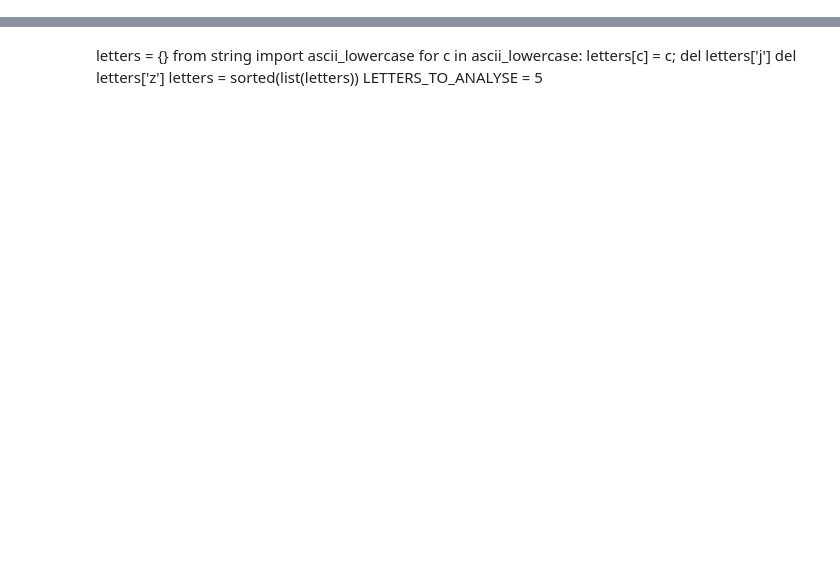
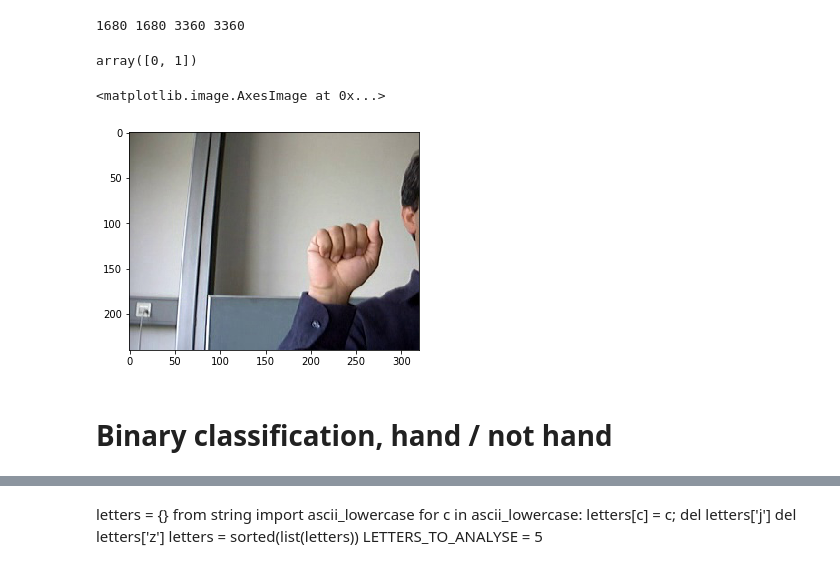
Before and after one commit to TalgatMIPT/sign_language_recognition, a Jupyter notebook: ML/SLR2.ipynb, the cells around one changed output, grey strips where cells are left out. Saved outputs shown, nothing was run; the diff lists cells and outputs as text; code cells hidden in the pictures; blank space fills up the shorter version.

```diff
--- a/ML/SLR2.ipynb
+++ b/ML/SLR2.ipynb
@@ -12,3 +28,7 @@ import matplotlib.image as mpi
 import glob
 import tqdm
 from copy import copy
+# %%
+speakers1 = ['A', 'B', 'C', 'D', 'E']
+speakers2 = ['user_3', 'user_4', 'user_5', 'user_6', 'user_7', 'user_9', 'user_10']
+letters = ['a', 'c', 'h', 'v', 'y']
@@ -14,0 +73,11 @@ from copy import copy
+# %%
+#return hog of a particular image vector
+def convertToGrayToHOG(imgVector):
+    rgbImage = rgb2gray(imgVector)
+    return hog(rgbImage, block_norm='L2-Hys')
+
+#takes returns cropped image
+def crop(img,x1,x2,y1,y2):
+    crp = img[y1 : y2, x1 : x2]
+    crp = resize(crp, ((128,128)), mode='constant')#resize
+    return crp
@@ -14,0 +144,26 @@ from copy import copy
+# %%
+def train_binary(train_list):
+    frame = pd.DataFrame()
+    list_ = []
+    for user in train_list:
+        print(user)
+        list_.append(pd.read_csv('dataset2/' +
+                                 user + '/' + user + '_loc.csv', index_col=None, header=0))
+    frame = pd.concat(list_)
+    frame['side']=frame['bottom_right_x']-frame['top_left_x']
+    frame['hand']=1
+    #df = pd.DataFrame(buildhandnothand(frame,im),columns=['image','top_left_x','top_left_y','bottom_right_x','bottom_right_y','side','hand'])
+    #fin = pd.concat([df,frame])
+    print(frame.image.unique())
+    imageset = getfiles(['dataset2/' + x for x in frame.image.unique()])
+
+    return imageset, frame
+    #returns actual images and dataframe
+
+def load_binary_data(user_list):
+    data1, df  = train_binary(user_list)
+    #data 1 == actual images , df is sankets bounding box, third return is dataframe
+    z = buildhandnothand_lis(df, data1)
+    return data1, df, z[0], z[1]
+# %%
+imageset, boundbox, hog_list, label_list = load_binary_data(speakers2)
@@ -14,0 +180,15 @@ from copy import copy
+# %%
+print(len(imageset), len(boundbox), len(hog_list), len(label_list))
+# %% [output]
+1680 1680 3360 3360
+# %%
+np.unique(label_list)
+# %% [output]
+array([0, 1])
+# %%
+plt.imshow(imageset['dataset2/G/A2.jpg'])
+# %% [output]
+<matplotlib.image.AxesImage at 0x...>
+[figure, added]
+# %% [markdown]
+# Binary classification, hand / not hand
```
Also changed, not shown: parts of 31 cells of this notebook.
